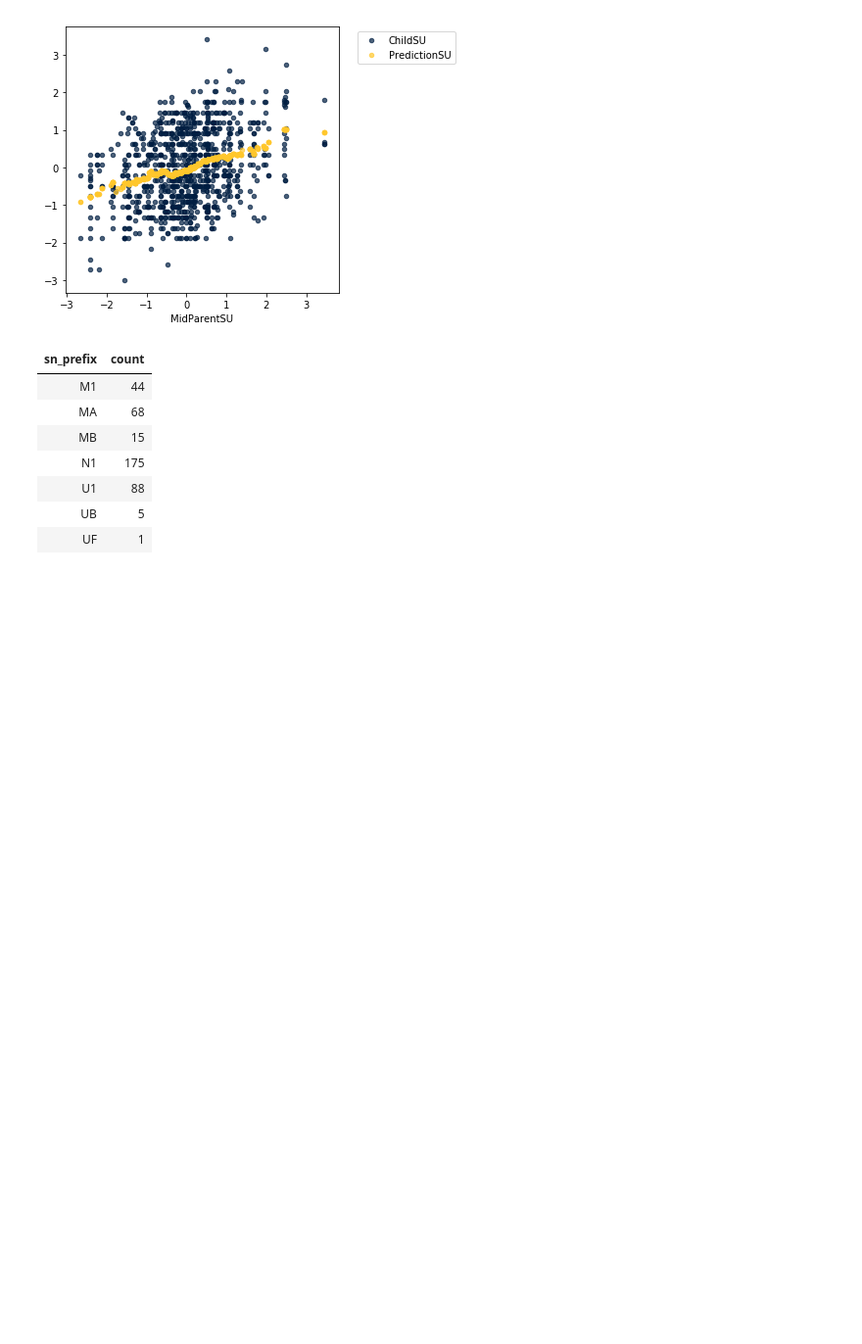
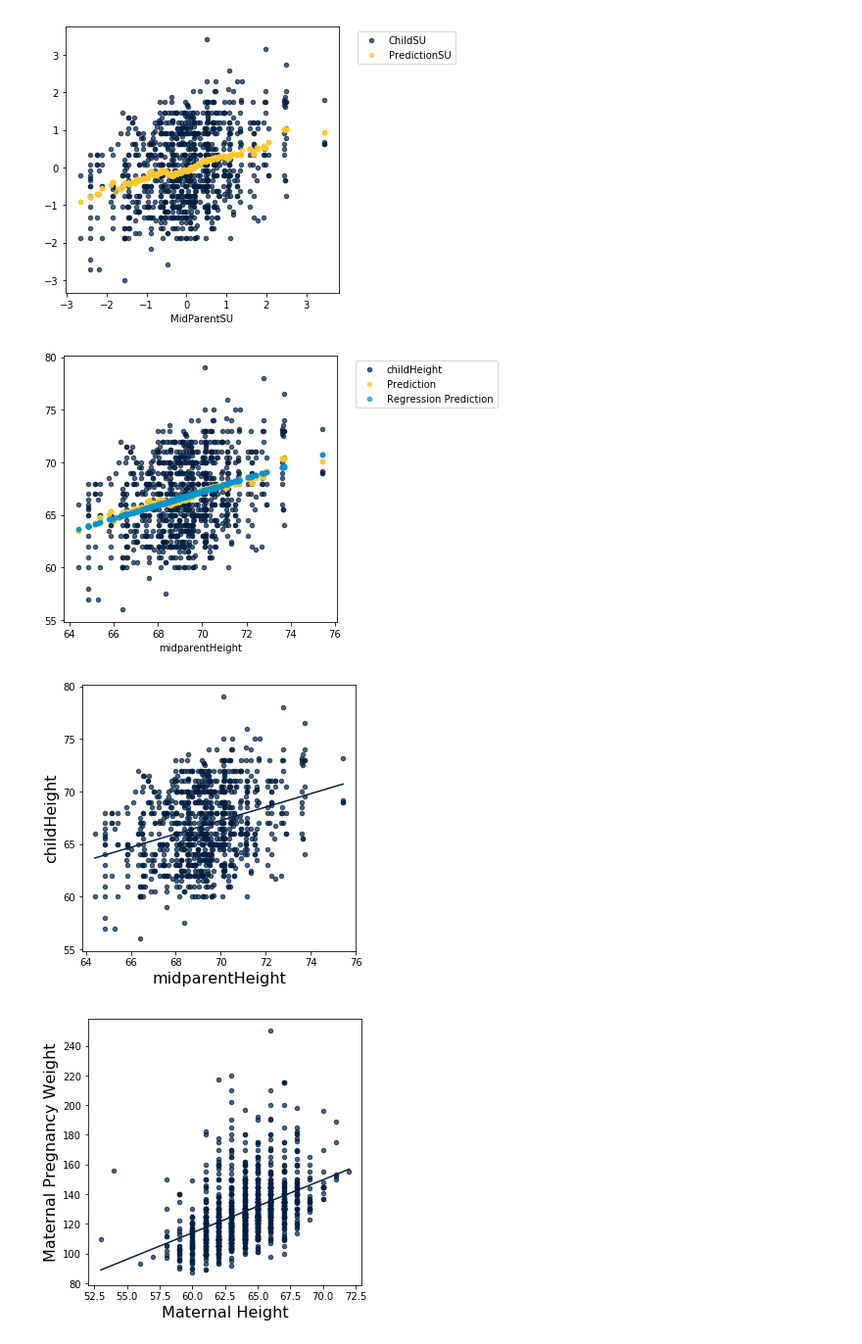
Before and after one commit to luxiaotong/DATA8, a Jupyter notebook: lec15.ipynb, the cells around one changed output. Shown: that part at 98% size. Drawn from its saved outputs; the diff is of its cells as text; code cells hidden in the pictures; blank space fills up the shorter version.

```diff
--- a/lec15.ipynb
+++ b/lec15.ipynb
@@ -68,20 +68,39 @@ heights_with_predictions_su.scatter('MidParentSU')
 # %% [output]
 [figure]
 [figure]
-# %%
-sim = Table.read_table('sim.csv')
-sn = sim.column('SN')
-sn_prefix = [i[0:2] for i in sn]
-sn_prefix_table = Table().with_column(
-    'sn_prefix', sn_prefix,
-)
-sn_prefix_table.group('sn_prefix')
-# %% [output]
-| sn_prefix | count |
-| M1 | 44 |
-| MA | 68 |
-| MB | 15 |
-| N1 | 175 |
-| U1 | 88 |
-| UB | 5 |
-| UF | 1 |
+# %%
+# 15.2
+def correlation(t, x, y):
+    return np.mean(standard_units(t.column(x)) * standard_units(t.column(y)))
+
+def slope(t, x, y):
+    return correlation(t, x, y) * np.mean(np.std(t.column(y))/np.std(t.column(x)))
+
+def intercept(t, x, y):
+    return np.mean(t.column(y) - slope(t, x, y) * t.column(x))
+
+correlation(heights, 'midparentHeight', 'childHeight')
+galton_slope = slope(heights, 'midparentHeight', 'childHeight')
+galton_intercept = intercept(heights, 'midparentHeight', 'childHeight')
+galton_intercept + galton_slope * 70.48
+#heights_with_predictions.where('midparentHeight', 70.48).show(3)
+heights_with_predictions = heights_with_predictions.with_columns(
+    'Regression Prediction', galton_intercept + galton_slope * heights_with_predictions.column('midparentHeight')
+)
+heights_with_predictions
+heights_with_predictions.scatter('midparentHeight')
+heights.scatter('midparentHeight', fit_line=True)
+
+baby = Table.read_table('baby.csv')
+baby
+baby.scatter('Maternal Height', 'Maternal Pregnancy Weight', fit_line=True)
+slope(baby, 'Maternal Height', 'Maternal Pregnancy Weight')
+
+def fit(t, x, y):
+    line_slope = slope(t, x, y)
+    line_intercept = intercept(t, x, y)
+    return line_slope * t.column(x) + line_intercept
+# %% [output]
+[figure, added]
+[figure, added]
+[figure, added]
```
Also changed, not shown: parts of 3 cells of this notebook, 2 other files.
